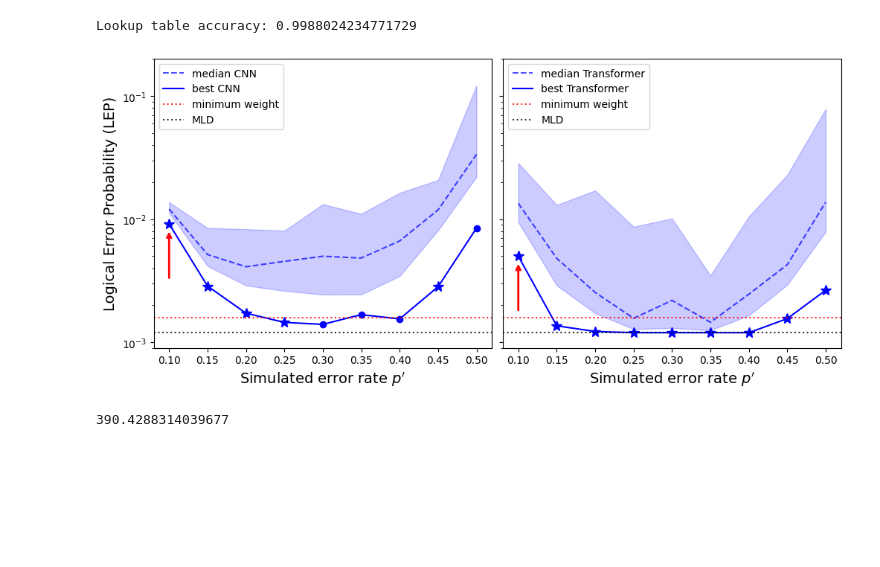
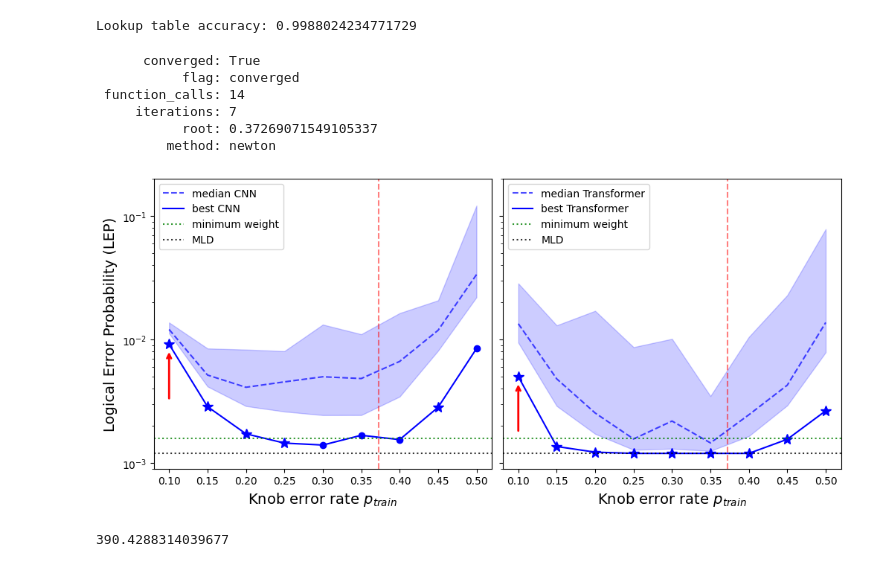
Before and after one commit to peterse/mldec, a Jupyter notebook: src/mldec/analysis/toy_problem_analysis.ipynb, the cells around one changed output. Cells and saved outputs as stored; diff of their text form; code cells hidden in the pictures; blank space fills up the shorter version.

```diff
--- a/src/mldec/analysis/toy_problem_analysis.ipynb
+++ b/src/mldec/analysis/toy_problem_analysis.ipynb
@@ -47,12 +47,28 @@ X, Y, true_weights = toy_problem_data.create_dataset_training(n, dataset_config)
 # plt.plot(range(2 ** n), true_weights[sort_idx], alpha=0.5)
 # plt.semilogy()
 
-mld = baselines.RepetitionCodeLookupTable()
+mld = baselines.LookupTable()
 mld.train_on_histogram(X, Y, good_weights)
 mld_acc = evaluation.weighted_accuracy(mld, X, Y, true_weights)
 print(f"Lookup table accuracy: {mld_acc}")
 # %% [output]
 Lookup table accuracy: 0.9988024234771729
+# %%
+# solve for the violation of wellorderedness
+def froot(x):
+    return (x / (1-x)) ** 4 - ( (alpha * x) / (1 - alpha * x)) ** 2
+
+# find the root
+from scipy.optimize import root_scalar
+root = root_scalar(froot, x0=0.5) #overshoot since 0 is also a root
+print(root)
+# %% [output]
+      converged: True
+           flag: converged
+ function_calls: 14
+     iterations: 7
+           root: 0.37269071549105337
+         method: newton
 # %%
 fig, axes = plt.subplots(1, 2, figsize=(10, 4.5), sharey=True, constrained_layout=True)
 
@@ -91,36 +107,37 @@ for jj, (df, model) in enumerate(zip([df_cnn, df_x], ['CNN', 'Transformer'])):
     yerrs_meds = np.array(yerrs_meds)
     yerrs_mins = np.array(yerrs_mins)
     yerrs_ub = np.array(yerrs_ub)
     yerrs_lb = np.array(yerrs_lb)
     ax.fill_between(pvals, yerrs_lb, yerrs_ub, color='b', alpha=0.2)
     ax.plot(pvals, yerrs_meds, ls='--', marker=None, c='b', alpha=0.7, label=f'median {model}')
     ax.plot(pvals, yerrs_mins, ls='-', marker=None, c='b', label=f'best {model}')
     # wherever the result is better than lookup, plot a star
     for i, p in enumerate(pvals):
         if better_than_lookup_arr[i]:
             marker = '*'
             markersize = 10
         else:
             marker = 'o'
             markersize = 6
         ax.plot(p, yerrs_mins[i], marker=marker, c='b', markersize=markersize)
 
-    ax.set_xlabel(r"Simulated error rate $p'$", size=14)
-    ax.axhline(min_minweight_err, ls=':', c='r', alpha=0.8, label='minimum weight')
+    ax.set_xlabel(r"Knob error rate $p_{train}$", size=14)
+    ax.axhline(min_minweight_err, ls=':', c='g', alpha=0.8, label='minimum weight')
     ax.axhline(1 - mld_acc, ls=':', c='k', alpha=0.8, label='MLD')
 
     # draw an arrow pointing to x=0.10, y=0.01
     ax.annotate("", xy=(0.10, yerrs_mins[0] * .9), xytext=(0.10, yerrs_mins[0] *.35 ), arrowprops=dict(arrowstyle='->', color='r', linewidth=2))
     ax.semilogy()
+    ax.axvline(root.root, ls='--', c='r', alpha=0.5)
     ax.legend()
 
 
 axes[0].set_ylim([9e-4, 2e-1])
 axes[0].set_ylabel("Logical Error Probability (LEP)", size=14)
 
 fig.savefig(f"../../figures/agg_toy_problem.pdf", bbox_inches='tight')
 # %% [output]
-[figure, old version]
+[figure, new version]
 # %%
 from math import comb
 p = 0.085
```
Also changed, not shown: 8 other files.
